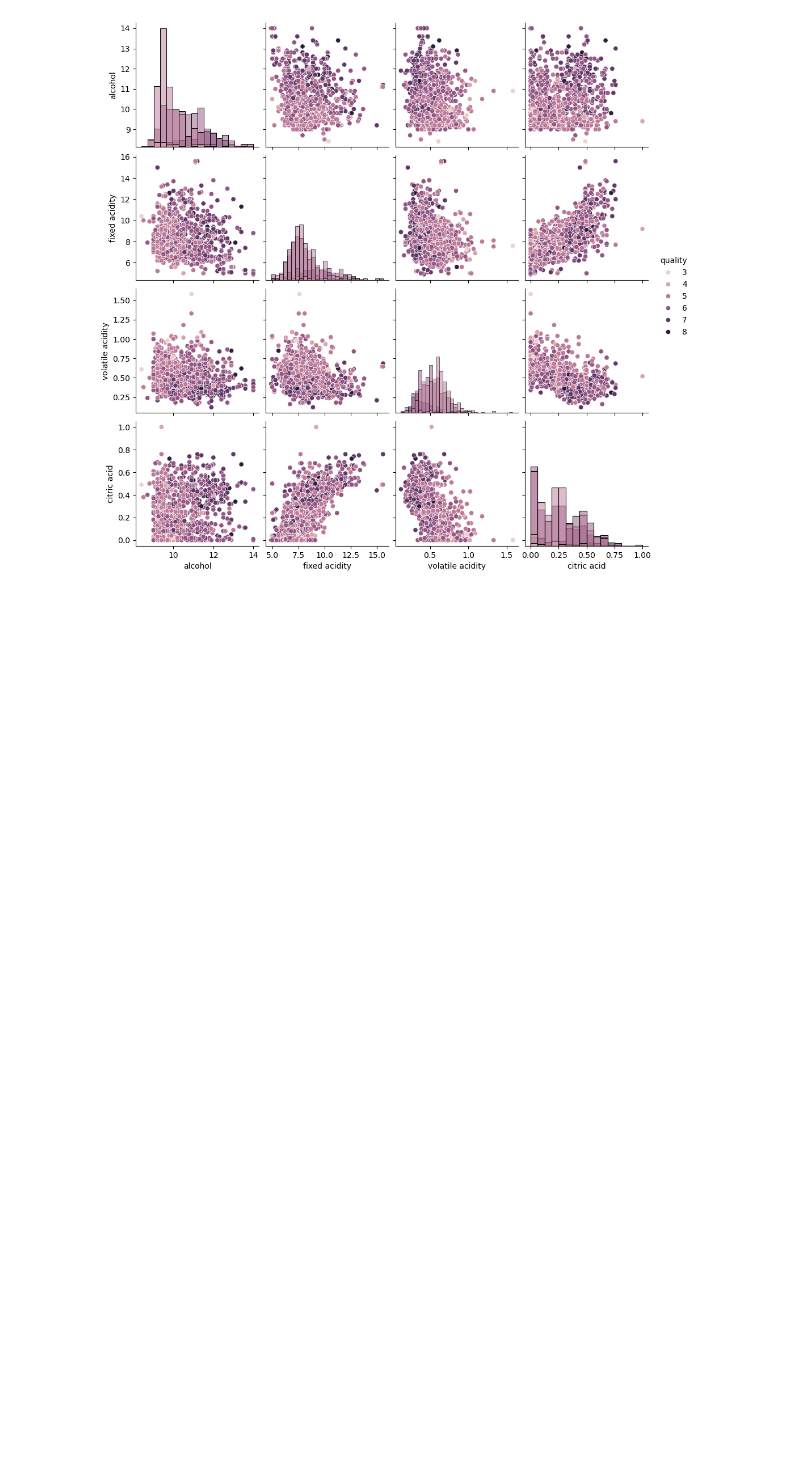
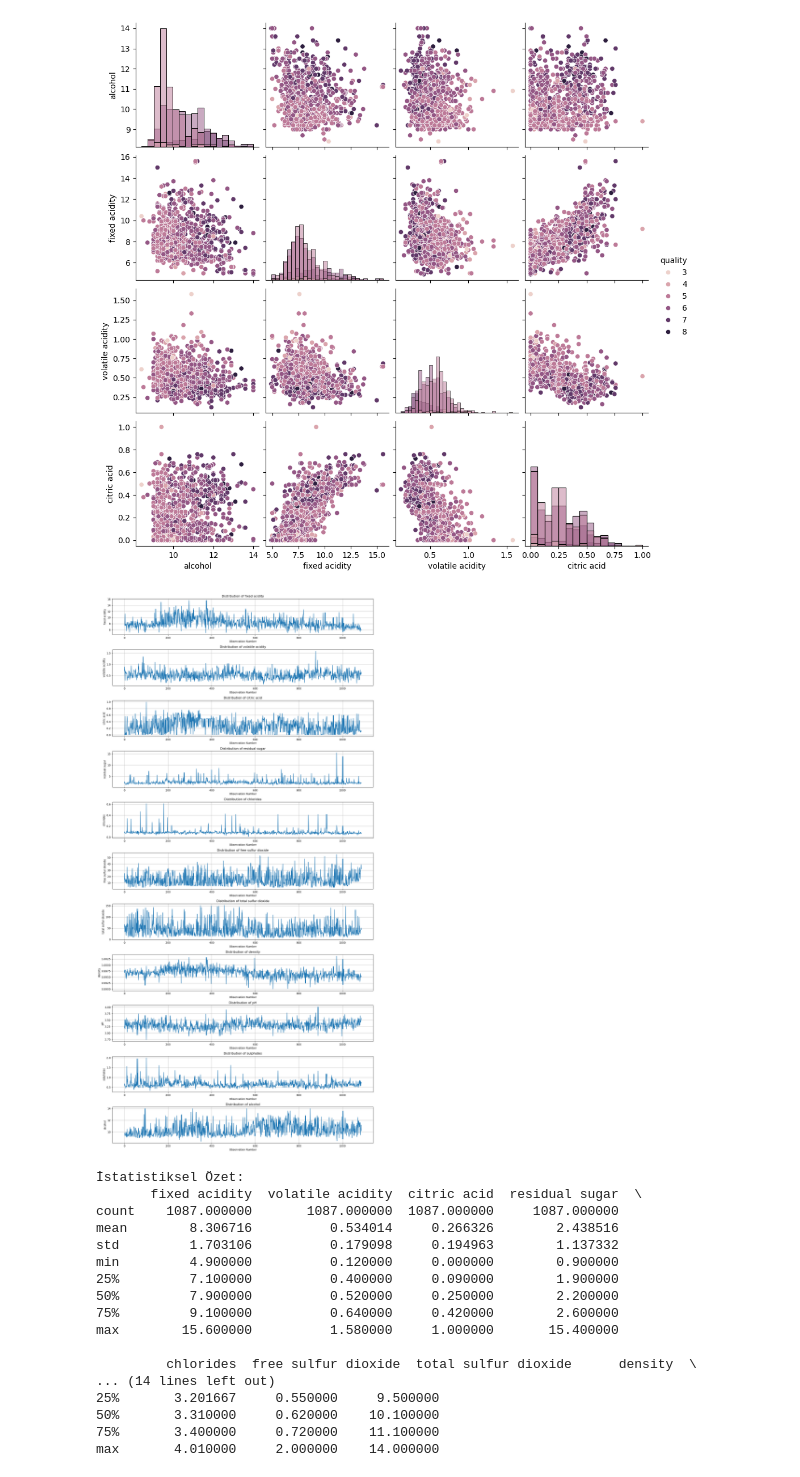
Before and after one commit to birtaa/Machine-learning-assignment, a Jupyter notebook: src/data_visualization.ipynb, the cells around one changed output. Cells and saved outputs as stored; diff of their text form; code cells hidden in the pictures; blank space fills up the shorter version.

```diff
--- a/src/data_visualization.ipynb
+++ b/src/data_visualization.ipynb
@@ -116,3 +116,53 @@ plt.show()
 [figure]
 [figure]
 [figure]
+# %%
+
+
+# Sürekli değişkenler listesi
+continuous_vars = ['fixed acidity', 'volatile acidity', 'citric acid',
+                  'residual sugar', 'chlorides', 'free sulfur dioxide',
+                  'total sulfur dioxide', 'density', 'pH', 'sulphates', 'alcohol']
+
+# Plot ayarları
+plt.figure(figsize=(15, 30))
+
+# Her sürekli değişken için line plot
+for i, var in enumerate(continuous_vars, 1):
+    plt.subplot(len(continuous_vars), 1, i)
+
+    # Eksik değerleri filtrele ve sırala
+    # plot_data = df[var].dropna().sort_values()
+    plot_data = df[var].dropna()
+
+    plt.plot(range(len(plot_data)), plot_data)
+    plt.title(f'Distribution of {var}')
+    plt.xlabel('Observation Number')
+    plt.ylabel(var)
+    plt.grid(True)
+
+plt.tight_layout()
+plt.show()
+
+# İstatistiksel özet
+print("\nİstatistiksel Özet:")
+print(df[continuous_vars].describe())
+# %% [output]
+[figure, added]
+İstatistiksel Özet:
+       fixed acidity  volatile acidity  citric acid  residual sugar  \
+count    1087.000000       1087.000000  1087.000000     1087.000000
+mean        8.306716          0.534014     0.266326        2.438516
+std         1.703106          0.179098     0.194963        1.137332
+min         4.900000          0.120000     0.000000        0.900000
+25%         7.100000          0.400000     0.090000        1.900000
+50%         7.900000          0.520000     0.250000        2.200000
+75%         9.100000          0.640000     0.420000        2.600000
+max        15.600000          1.580000     1.000000       15.400000
+
+         chlorides  free sulfur dioxide  total sulfur dioxide      density  \
+... (14 lines left out)
+25%       3.201667     0.550000     9.500000
+50%       3.310000     0.620000    10.100000
+75%       3.400000     0.720000    11.100000
+max       4.010000     2.000000    14.000000
```
Also changed, not shown: 1 other file.
